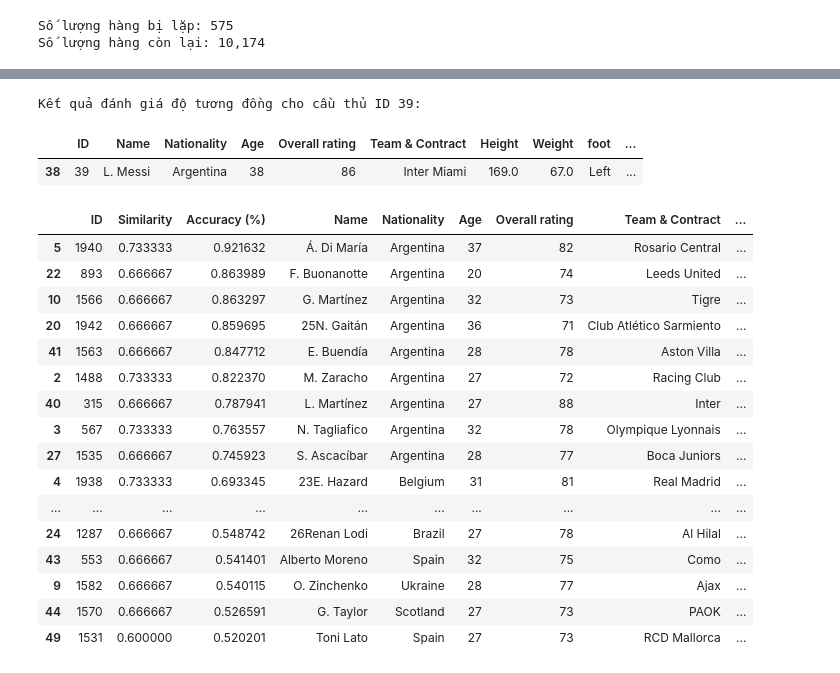
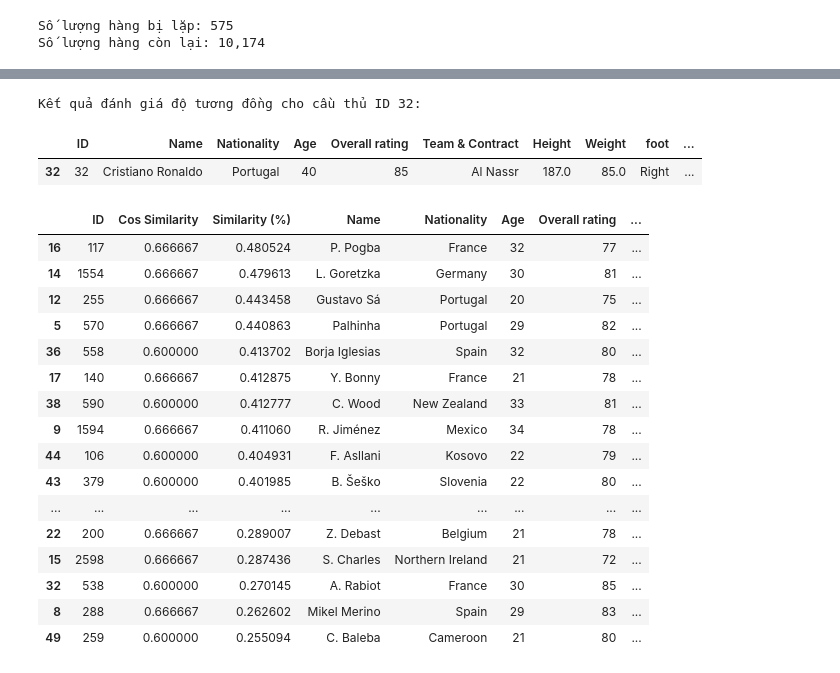
Before and after one commit to Cahoii/playerSimilarity_LDM, a Jupyter notebook: main.ipynb, the cells around one changed output, grey strips where cells are left out. Cells and saved outputs as stored; diff of their text form; code cells hidden in the pictures.

```diff
--- a/main.ipynb
+++ b/main.ipynb
@@ -81,3 +82,11 @@ else:
 # %% [output]
 Số lượng hàng bị lặp: 575
 Số lượng hàng còn lại: 10,174
+# %%
+# Lọc bỏ các cầu thủ có chứa chữ số trong tên (ví dụ: "14J. Putupu")
+rows_before_name_filter = len(df)
+
+df = df[~df["Name"].str.contains(r"\d", na=False)].copy()
+
+print(f"Removed {rows_before_name_filter - len(df):,} players with numbers in their name.")
+print(f"Remaining players: {len(df):,}")
@@ -440,7 +461,7 @@ def find_similar_players(player_id, top_n=10):
 
     # Return the complete non-tokenized player records with the similarity score.
     result = df.iloc[similar_indices].copy()
-    result.insert(1, "Similarity", similarity_scores[similar_indices])
+    result.insert(1, "Cos Similarity", similarity_scores[similar_indices])
     return result.reset_index(drop=True)
 
 
@@ -602,30 +787,30 @@ def calculate_evaluation_score(query_id, similar_df):
 # %%
-query_id = 39
+query_id = 32
 player_info = df.loc[df["ID"] == query_id]
 similar_players = find_similar_players(query_id, top_n=50)
 evaluated_results = calculate_evaluation_score(query_id, similar_players)
 
 print(f"Kết quả đánh giá độ tương đồng cho cầu thủ ID {query_id}:")
 display(player_info)
 display(evaluated_results)
 # %% [output]
-Kết quả đánh giá độ tương đồng cho cầu thủ ID 39:
+Kết quả đánh giá độ tương đồng cho cầu thủ ID 32:
 |  | ID | Name | Nationality | Age | Overall rating | Team & Contract | Height | Weight | foot | ... |
-| 38 | 39 | L. Messi | Argentina | 38 | 86 | Inter Miami | 169.0 | 67.0 | Left | ... |
+| 32 | 32 | Cristiano Ronaldo | Portugal | 40 | 85 | Al Nassr | 187.0 | 85.0 | Right | ... |
-|  | ID | Similarity | Accuracy (%) | Name | Nationality | Age | Overall rating | Team & Contract | ... |
-| 5 | 1940 | 0.733333 | 0.921632 | Á. Di María | Argentina | 37 | 82 | Rosario Central | ... |
-| 22 | 893 | 0.666667 | 0.863989 | F. Buonanotte | Argentina | 20 | 74 | Leeds United | ... |
-| 10 | 1566 | 0.666667 | 0.863297 | G. Martínez | Argentina | 32 | 73 | Tigre | ... |
-| 20 | 1942 | 0.666667 | 0.859695 | 25N. Gaitán | Argentina | 36 | 71 | Club Atlético Sarmiento | ... |
-| 41 | 1563 | 0.666667 | 0.847712 | E. Buendía | Argentina | 28 | 78 | Aston Villa | ... |
-| 2 | 1488 | 0.733333 | 0.822370 | M. Zaracho | Argentina | 27 | 72 | Racing Club | ... |
-| 40 | 315 | 0.666667 | 0.787941 | L. Martínez | Argentina | 27 | 88 | Inter | ... |
-| 3 | 567 | 0.733333 | 0.763557 | N. Tagliafico | Argentina | 32 | 78 | Olympique Lyonnais | ... |
-| 27 | 1535 | 0.666667 | 0.745923 | S. Ascacíbar | Argentina | 28 | 77 | Boca Juniors | ... |
-| 4 | 1938 | 0.733333 | 0.693345 | 23E. Hazard | Belgium | 31 | 81 | Real Madrid | ... |
-| ... | ... | ... | ... | ... | ... | ... | ... | ... | ... |
-| 24 | 1287 | 0.666667 | 0.548742 | 26Renan Lodi | Brazil | 27 | 78 | Al Hilal | ... |
-| 43 | 553 | 0.666667 | 0.541401 | Alberto Moreno | Spain | 32 | 75 | Como | ... |
-| 9 | 1582 | 0.666667 | 0.540115 | O. Zinchenko | Ukraine | 28 | 77 | Ajax | ... |
-| 44 | 1570 | 0.666667 | 0.526591 | G. Taylor | Scotland | 27 | 73 | PAOK | ... |
-| 49 | 1531 | 0.600000 | 0.520201 | Toni Lato | Spain | 27 | 73 | RCD Mallorca | ... |
+|  | ID | Cos Similarity | Similarity (%) | Name | Nationality | Age | Overall rating | ... |
+| 16 | 117 | 0.666667 | 0.480524 | P. Pogba | France | 32 | 77 | ... |
+| 14 | 1554 | 0.666667 | 0.479613 | L. Goretzka | Germany | 30 | 81 | ... |
+| 12 | 255 | 0.666667 | 0.443458 | Gustavo Sá | Portugal | 20 | 75 | ... |
+| 5 | 570 | 0.666667 | 0.440863 | Palhinha | Portugal | 29 | 82 | ... |
+| 36 | 558 | 0.600000 | 0.413702 | Borja Iglesias | Spain | 32 | 80 | ... |
+| 17 | 140 | 0.666667 | 0.412875 | Y. Bonny | France | 21 | 78 | ... |
+| 38 | 590 | 0.600000 | 0.412777 | C. Wood | New Zealand | 33 | 81 | ... |
+| 9 | 1594 | 0.666667 | 0.411060 | R. Jiménez | Mexico | 34 | 78 | ... |
+| 44 | 106 | 0.600000 | 0.404931 | F. Asllani | Kosovo | 22 | 79 | ... |
+| 43 | 379 | 0.600000 | 0.401985 | B. Šeško | Slovenia | 22 | 80 | ... |
+| ... | ... | ... | ... | ... | ... | ... | ... | ... |
+| 22 | 200 | 0.666667 | 0.289007 | Z. Debast | Belgium | 21 | 78 | ... |
+| 15 | 2598 | 0.666667 | 0.287436 | S. Charles | Northern Ireland | 21 | 72 | ... |
+| 32 | 538 | 0.600000 | 0.270145 | A. Rabiot | France | 30 | 85 | ... |
+| 8 | 288 | 0.666667 | 0.262602 | Mikel Merino | Spain | 29 | 83 | ... |
+| 49 | 259 | 0.600000 | 0.255094 | C. Baleba | Cameroon | 21 | 80 | ... |
```
Also changed, not shown: parts of 16 cells of this notebook, 1 other file.
